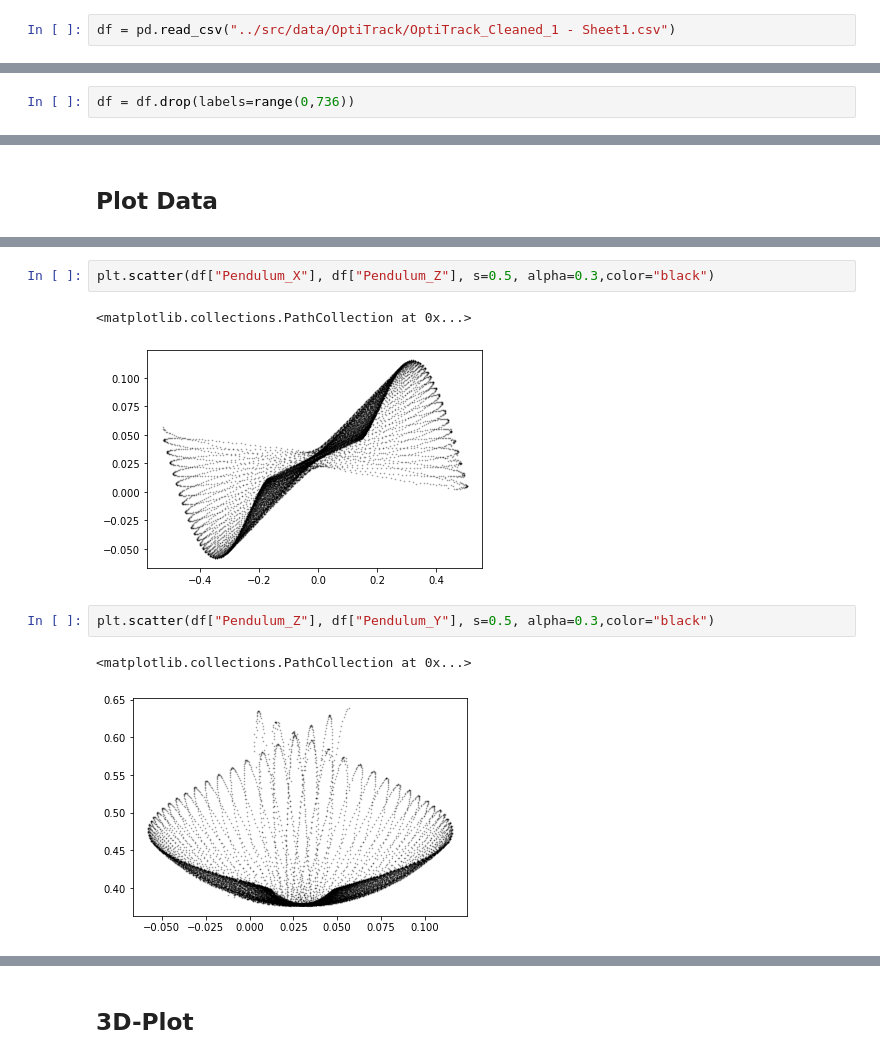
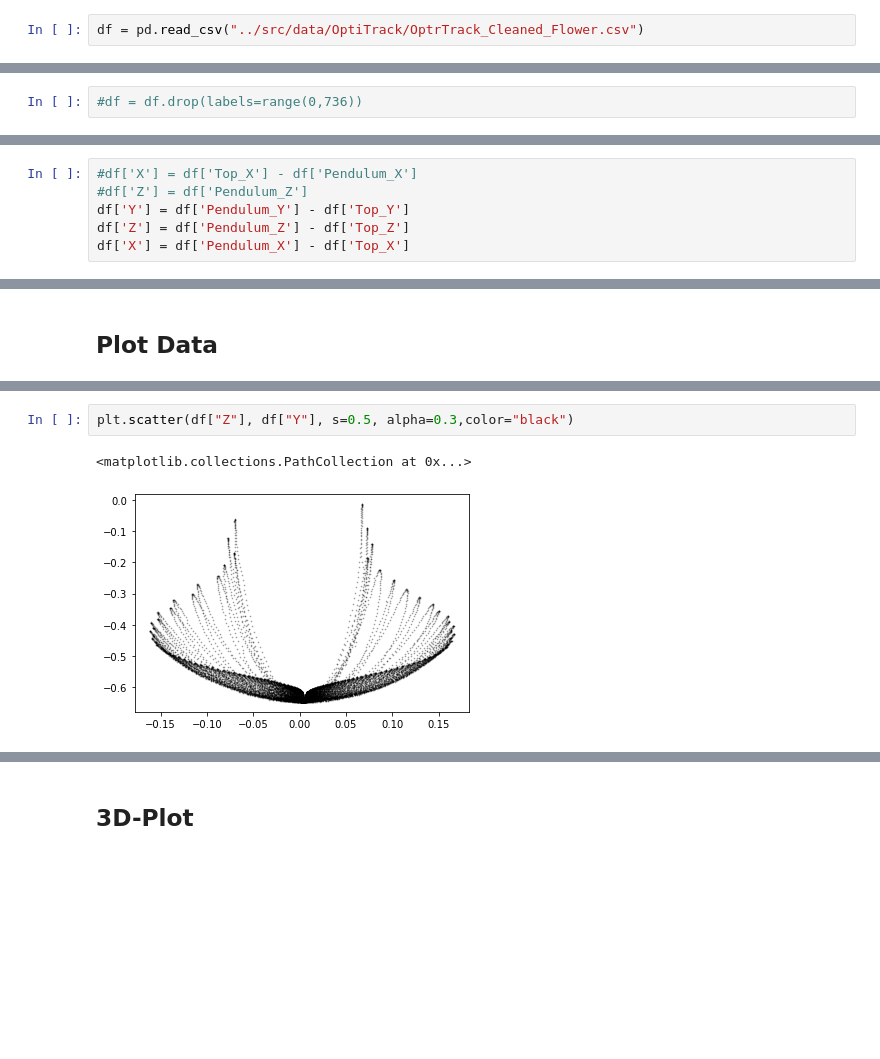
Before and after one commit to MoritzPoritz/SphericalPendulumKalmanFilter, a Jupyter notebook: Notebooks/PlotOptitrackData.ipynb, the cells around one changed output, grey strips where cells are left out. Drawn from its saved outputs; the diff is of its cells as text; blank space fills up the shorter version.

Commit message:
Real Data

```diff
--- a/Notebooks/PlotOptitrackData.ipynb
+++ b/Notebooks/PlotOptitrackData.ipynb
@@ -4,4 +4,4 @@ import pandas as pd
 import matplotlib.pyplot as plt
 %matplotlib inline
 # %%
-df = pd.read_csv("../src/data/OptiTrack/OptiTrack_Cleaned_1 - Sheet1.csv")
+df = pd.read_csv("../src/data/OptiTrack/OptrTrack_Cleaned_Flower.csv")
@@ -8,5 +17,5 @@ df = pd.read_csv("../src/data/OptiTrack/OptiTrack_Cleaned_1 - Sheet1.csv")
 # %%
-df = df.drop(labels=range(0,736))
+#df = df.drop(labels=range(0,736))
 # %% [markdown]
 ## Check Dataset
 # %%
@@ -29,2 +38,8 @@ df.shape
 # %% [markdown]
 # Process Data
+# %%
+#df['X'] = df['Top_X'] - df['Pendulum_X']
+#df['Z'] = df['Pendulum_Z']
+df['Y'] = df['Pendulum_Y'] - df['Top_Y']
+df['Z'] = df['Pendulum_Z'] - df['Top_Z']
+df['X'] = df['Pendulum_X'] - df['Top_X']
@@ -49,13 +82,8 @@ df_export.to_csv("../src/data/CleanedOptitrack.csv")
 # %%
-plt.scatter(df["Pendulum_X"], df["Pendulum_Z"], s=0.5, alpha=0.3,color="black")
+plt.scatter(df["Z"], df["Y"], s=0.5, alpha=0.3,color="black")
 # %% [output]
 <matplotlib.collections.PathCollection at 0x...>
-[figure, old version]
+[figure, new version]
-# %%
-plt.scatter(df["Pendulum_Z"], df["Pendulum_Y"], s=0.5, alpha=0.3,color="black")
-# %% [output]
-<matplotlib.collections.PathCollection at 0x...>
-[figure, removed]
 # %%
 plt.scatter(df["Pendulum_X"],df["Pendulum_Y"], s=0.5, alpha=0.3,color="black")
 # %% [output]
```
Also changed, not shown: parts of 10 cells of this notebook, 7 other files.
